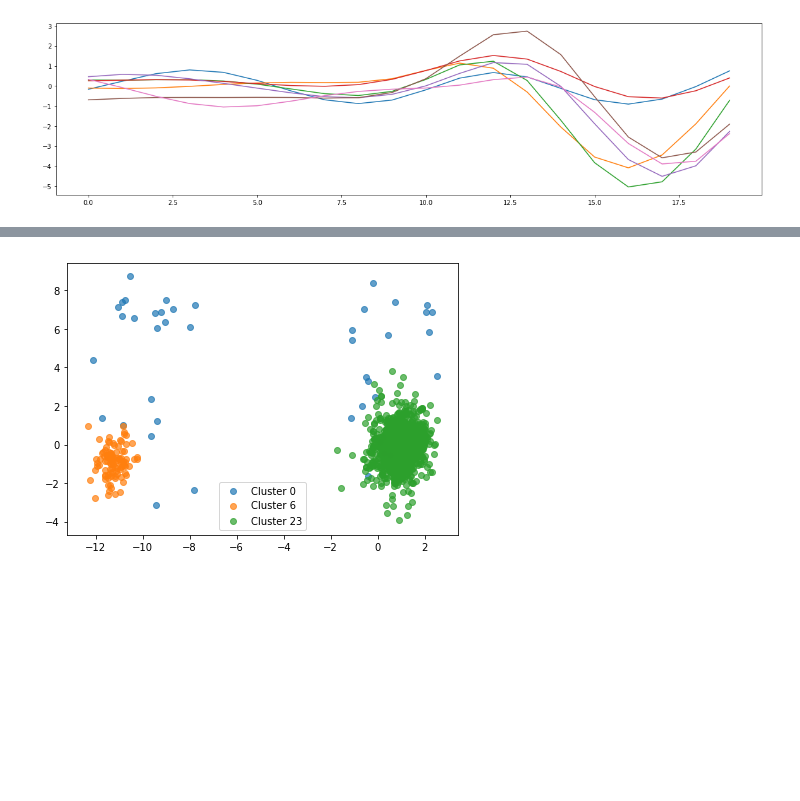
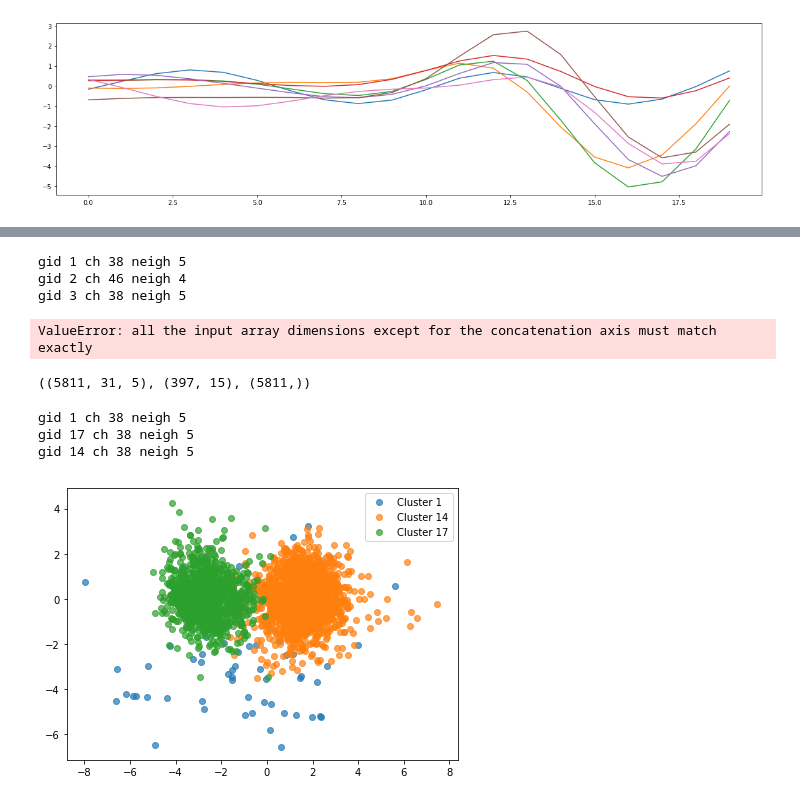
Before and after one commit to edublancas/neural-clustering, a Jupyter notebook: notebooks/lda_plots.ipynb, the cells around one changed output, grey strips where cells are left out. Drawn from its saved outputs; the diff is of its cells as text; code cells hidden in the pictures; blank space fills up the shorter version.

```diff
--- a/notebooks/lda_plots.ipynb
+++ b/notebooks/lda_plots.ipynb
@@ -214,9 +184,11 @@ def get_waveforms_and_scores_for_template(template_id, flatten=True):
     nn = spt_k.shape[0]
 
     # find main channel and neighboring channels
-    t_interest = templates[:,:,cluster_id]
+    t_interest = templates[:,:,template_id]
     c_main = np.argmax(np.max(t_interest,axis=1))
     ch_idx = np.where(neighbor[c_main])[0]
+
+    print('gid', template_id,'ch', c_main, 'neigh', len(ch_idx))
 
     # get the waveforms
     wf = np.zeros((nn, R, ch_idx.shape[0]))
@@ -239,0 +216,4 @@ def get_waveforms_and_scores_for_template(template_id, flatten=True):
+# %%
+for i in range(114):
+    wf, score = get_waveforms_and_scores_for_template(i)
+    wf.shape, score.shape
@@ -240,11 +251,11 @@ def get_waveforms_and_scores_for_template(template_id, flatten=True):
 # %%
-def get_waveforms_and_scores_for_templates(templates):
+def get_waveforms_and_scores_for_templates(templates, flatten=True):
     """
     Return waveforms and scores for a group of templates
     along with a vector that indicates the cluster_id for each
     one
     """
-    res = [get_waveforms_and_scores_for_template(template_id) for template_id in templates]
+    res = [get_waveforms_and_scores_for_template(template_id, flatten=flatten) for template_id in templates]
     wfs = np.vstack([t[0] for t in res])
     scores = np.vstack([t[1] for t in res])
     labels = np.hstack([np.ones(len(l[0]))*t for l, t in zip(res, templates)])
@@ -264,3 +288,14 @@ wfs.shape, score.shape, labels.shape
+# %%
+wfs, score, labels = get_waveforms_and_scores_for_templates([1,2,3], flatten=False)
+# %% [output]
+gid 1 ch 38 neigh 5
+gid 2 ch 46 neigh 4
+gid 3 ch 38 neigh 5
+ValueError: all the input array dimensions except for the concatenation axis must match exactly
+# %%
+wfs.shape, score.shape, labels.shape
+# %% [output]
+((5811, 31, 5), (397, 15), (5811,))
 # %%
 def pca_plot(data, colors):
     """
@@ -305,9 +340,12 @@ def visualize_cluster(cluster_id, k_similar, ax=None):
     lda_plot(scores, labels, ax=ax)
 # %%
 plt.rcParams['figure.figsize'] = (7,5)
-visualize_cluster(0, 2)
+visualize_cluster(1, 2)
 # %% [output]
+gid 1 ch 38 neigh 5
+gid 17 ch 38 neigh 5
+gid 14 ch 38 neigh 5
-[figure, old version]
+[figure, new version]
 # %%
 cluster_ids = np.unique(id_clean)
 # %%
```
Also changed, not shown: parts of 27 cells of this notebook.
